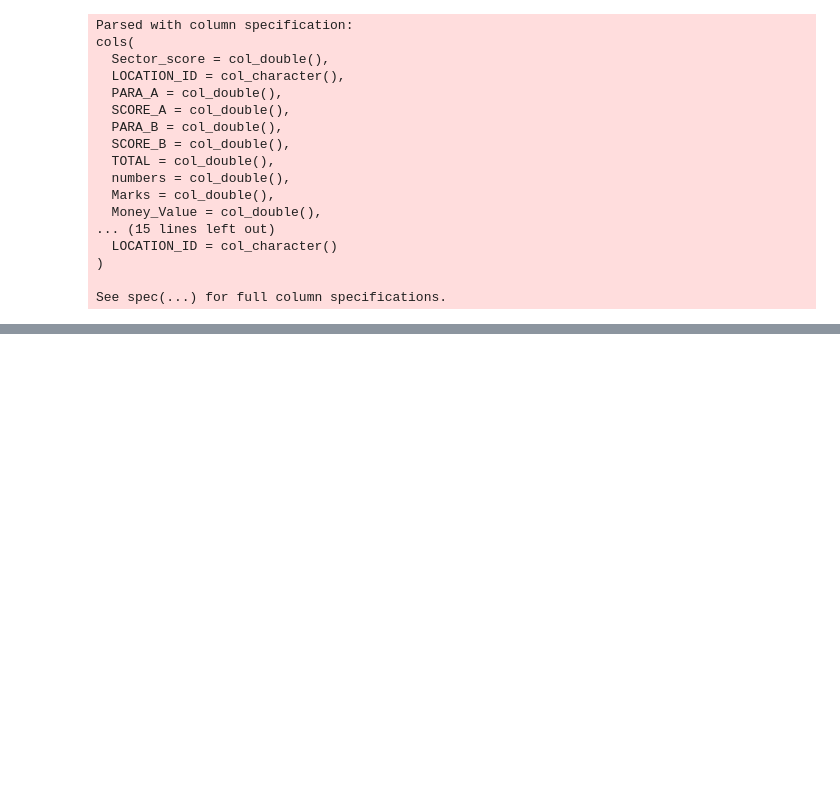
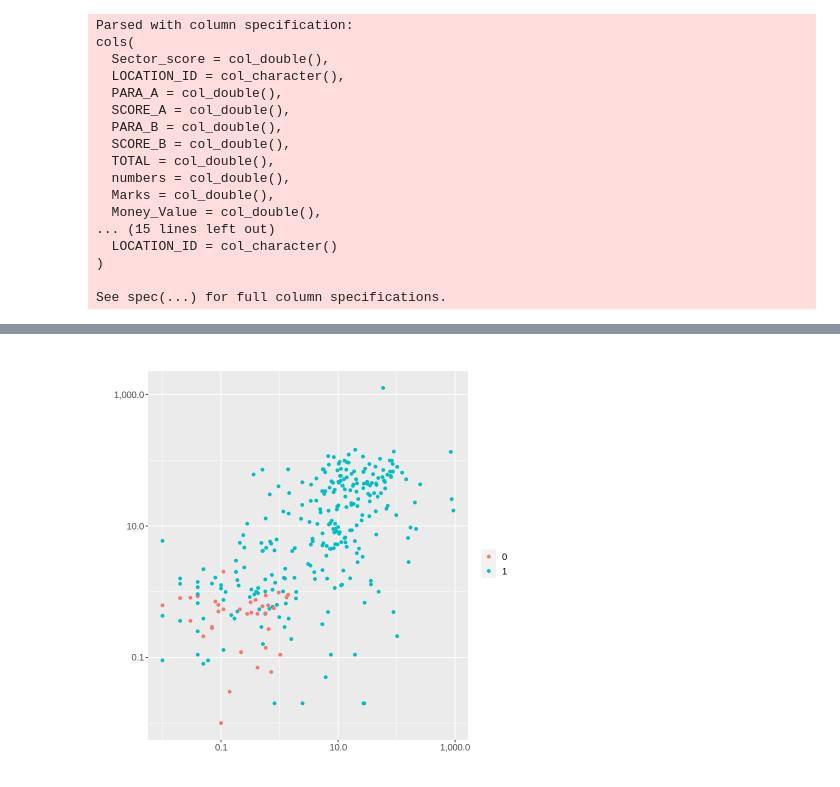
Before and after one commit to fulleraltamiranoe/audit_data, a Jupyter notebook: Audit.ipynb, the cells around one changed output, grey strips where cells are left out. Saved outputs shown, nothing was run; the diff lists cells and outputs as text; code cells hidden in the pictures; blank space fills up the shorter version.

Commit message:
Explored relationship between PARA_B and Money Value
Used log scale to establish a relationship

```diff
--- a/Audit.ipynb
+++ b/Audit.ipynb
@@ -65,3 +65,23 @@ A spec_tbl_df: 776 × 27
 | 55.57 | 14 | 0.24 | 0.2 | 0.048 | 0.04 | 0.2 | 0.008 | 0.28 | 5 | ⋯ | ... |
 | 55.57 | 18 | 0.20 | 0.2 | 0.040 | 0.00 | 0.2 | 0.000 | 0.20 | 5 | ⋯ | ... |
 | 55.57 | 15 | 0.00 | 0.2 | 0.000 | 0.00 | 0.2 | 0.000 | 0.00 | 5 | ⋯ | ... |
+# %%
+####EDGARS CODE
+library(scales)
+# Treat Risk as a categorical variable
+audit_trial <- audit_trial_data %>%
+    mutate(Risk = as_factor(Risk)) %>%
+    filter(PARA_A > 0, PARA_B > 0, Money_Value > 0) %>%
+    ggplot(aes(x = Money_Value, y = PARA_B, colour = Risk)) +
+    geom_point() +
+    labs(x = "", y = "", colour = "") +
+    ggtitle("") +
+    theme(text = element_text(size = 14), plot.title = element_text(hjust = 0.5)) +
+    scale_x_log10(labels = label_comma()) +
+    scale_y_log10(labels = label_comma())
+
+audit_trial
+
+#As PARA_B value increases, so does the Money_Value. At that point all companies were audited
+# %% [output]
+[figure, added]
```
